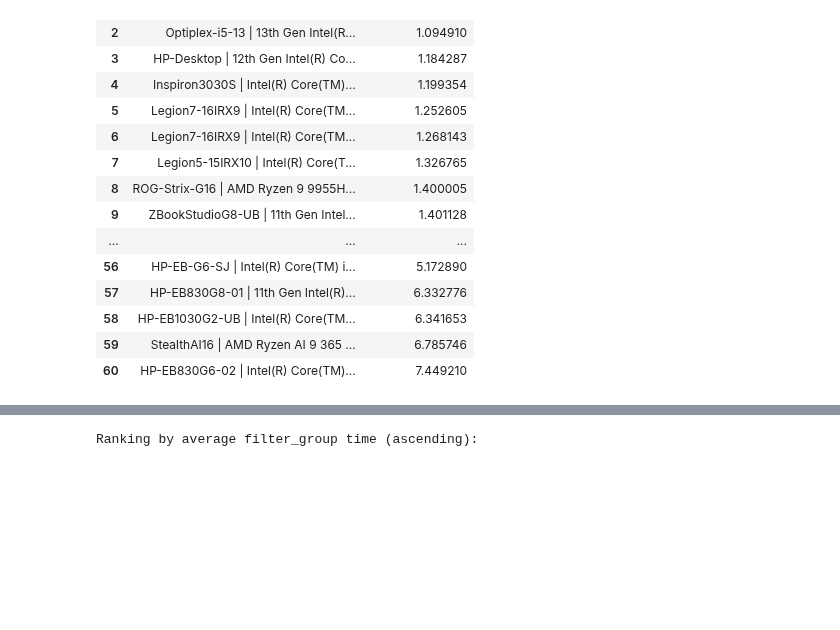
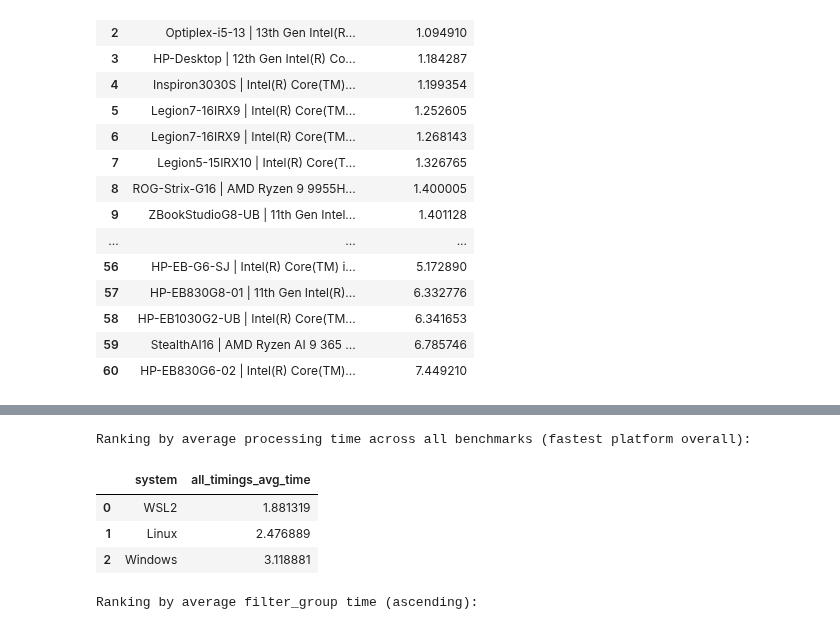
Before and after one commit to lcabrp/data_proc_benchmark, a Jupyter notebook: analysis/01_analysis.ipynb, the cells around one changed output, grey strips where cells are left out. Cells and saved outputs as stored; diff of their text form; code cells hidden in the pictures; blank space fills up the shorter version.

```diff
--- a/analysis/01_analysis.ipynb
+++ b/analysis/01_analysis.ipynb
@@ -380,3 +539,28 @@ Ranking by average time across all libraries (fastest PC overall):
+# %%
+# Rank platforms (Windows / WSL2 / Linux) by average processing time
+
+# Compute a row-wise average across all timing columns, treating 0s as missing (NaN)
+timings_numeric = b_df[time_cols].apply(pd.to_numeric, errors='coerce')
+timings_nonzero = timings_numeric.mask(timings_numeric <= 0)
+b_df['all_timings_avg_time'] = timings_nonzero.mean(axis=1, skipna=True)
+
+# Group by platform and get the mean
+platform_avg = (
+    b_df.groupby('system')['all_timings_avg_time']
+    .mean()
+    .reset_index()
+    .sort_values('all_timings_avg_time', ascending=True)
+    .reset_index(drop=True)
+)
+print("Ranking by average processing time across all benchmarks (fastest platform overall):")
+with pd.option_context('display.max_rows', None, 'display.max_colwidth', None):
+    display(platform_avg)
+# %% [output]
+Ranking by average processing time across all benchmarks (fastest platform overall):
+|  | system | all_timings_avg_time |
+| 0 | WSL2 | 1.881319 |
+| 1 | Linux | 2.476889 |
+| 2 | Windows | 3.118881 |
 # %%
 # Calculate the average operation time per row for each test
 test_prefixes = ['filter_group', 'statistics', 'complex_join', 'timeseries']
```
Also changed, not shown: parts of 15 cells of this notebook.
